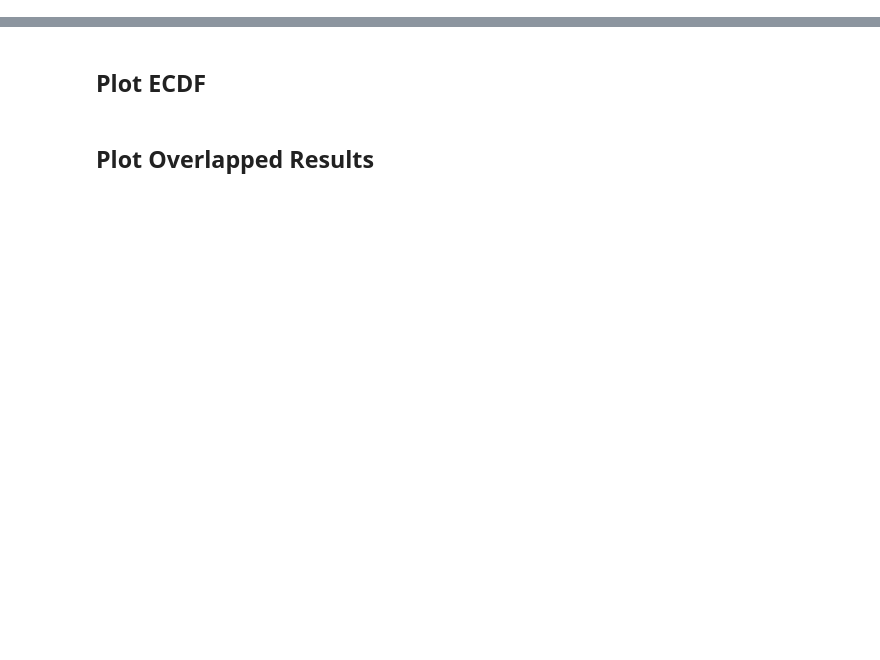
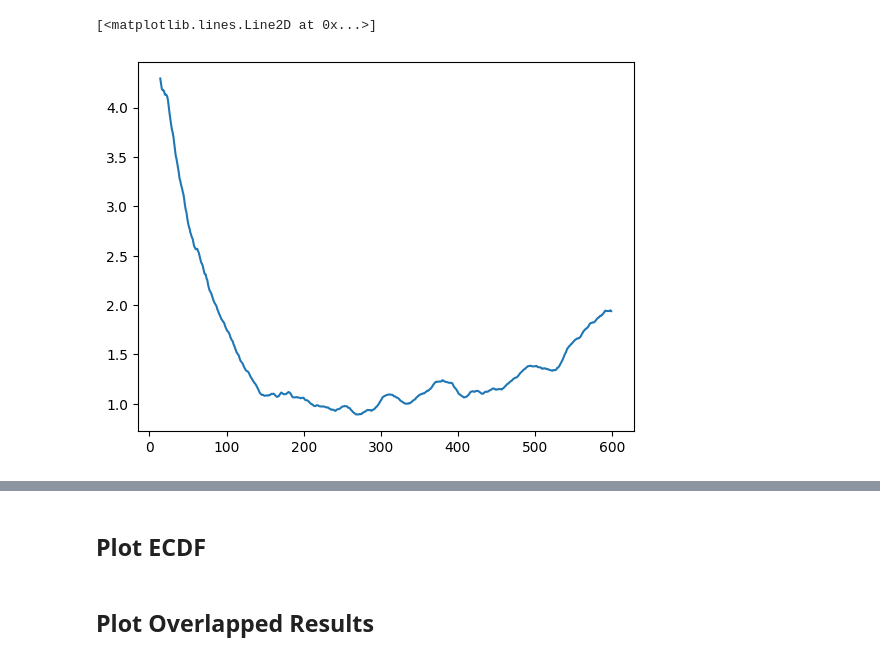
Before and after one commit to mlpotter/OptimalTrackingAndControl, a Jupyter notebook: src_faster/visualize_results.ipynb, the cells around one changed output, grey strips where cells are left out. Saved outputs shown, nothing was run; the diff lists cells and outputs as text; code cells hidden in the pictures; blank space fills up the shorter version.

```diff
--- a/src_faster/visualize_results.ipynb
+++ b/src_faster/visualize_results.ipynb
@@ -21,7 +21,10 @@ experiment_number = 12
 if experiment_number == 3:
     N_radar = 4
     title = f"4 Radar - 4 Target"
-elif experiment_number == 2 or experiment_number==7 or experiment_number==10 or experiment_number==12:
+elif experiment_number==12:
+    N_radar = 5
+    title = f"5 Radar - 3 Target"
+elif experiment_number == 2 or experiment_number==7 or experiment_number==10:
     N_radar=6
     title = f"6 Radar - 3 Target"
 elif experiment_number == 1 or experiment_number==8 or  experiment_number==9:
@@ -151,0 +176,5 @@ plt.plot(np.quantile(rmse_move_sfim_bad,q=0.5,axis=0), linewidth=2,color="red",l
+# %%
+plt.plot(pd.Series(np.quantile(rmse_move_sfim,q=0.5,axis=0)).rolling(window=15).mean())
+# %% [output]
+[<matplotlib.lines.Line2D at 0x...>]
+[figure, added]
```
Also changed, not shown: parts of 14 cells of this notebook, 2 other files.
